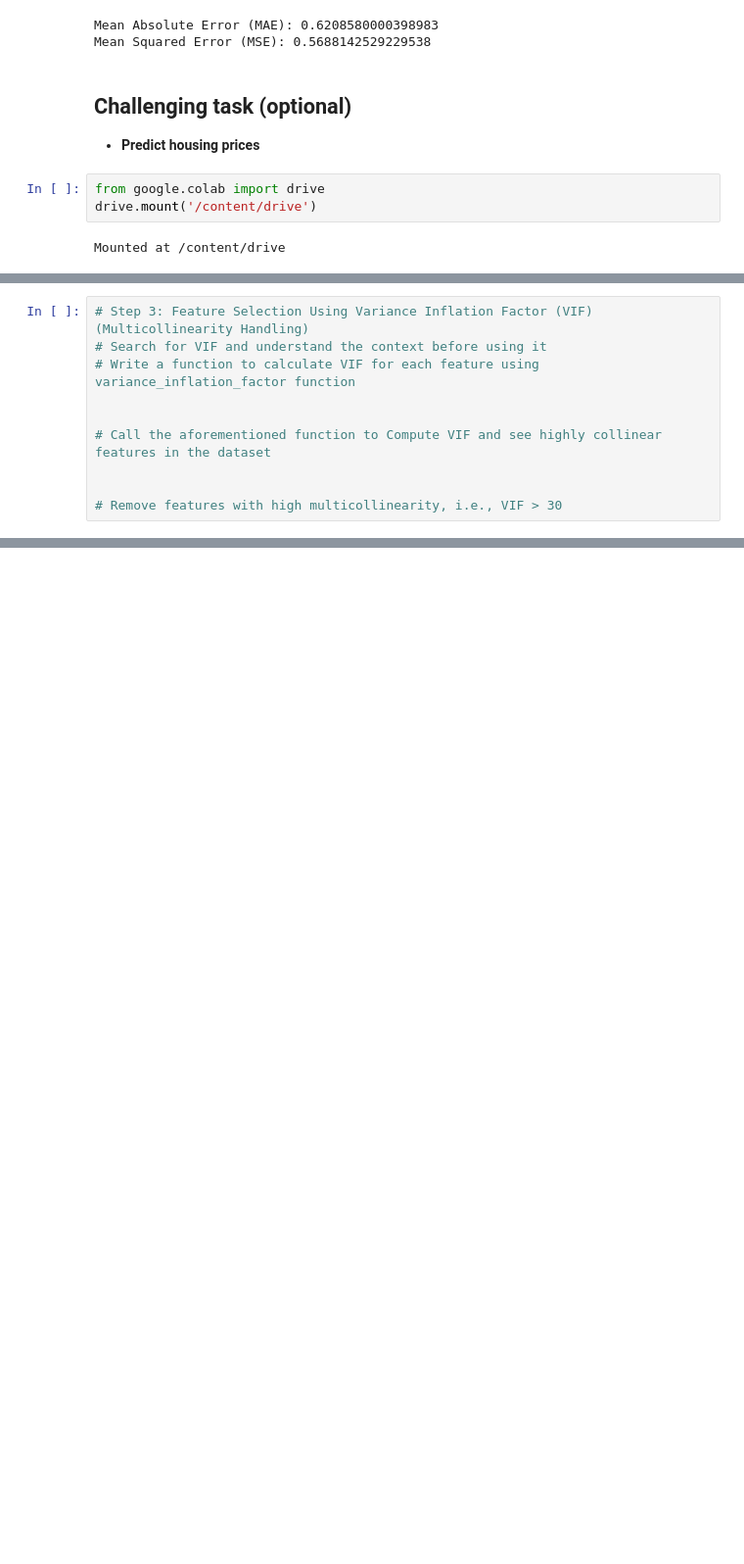
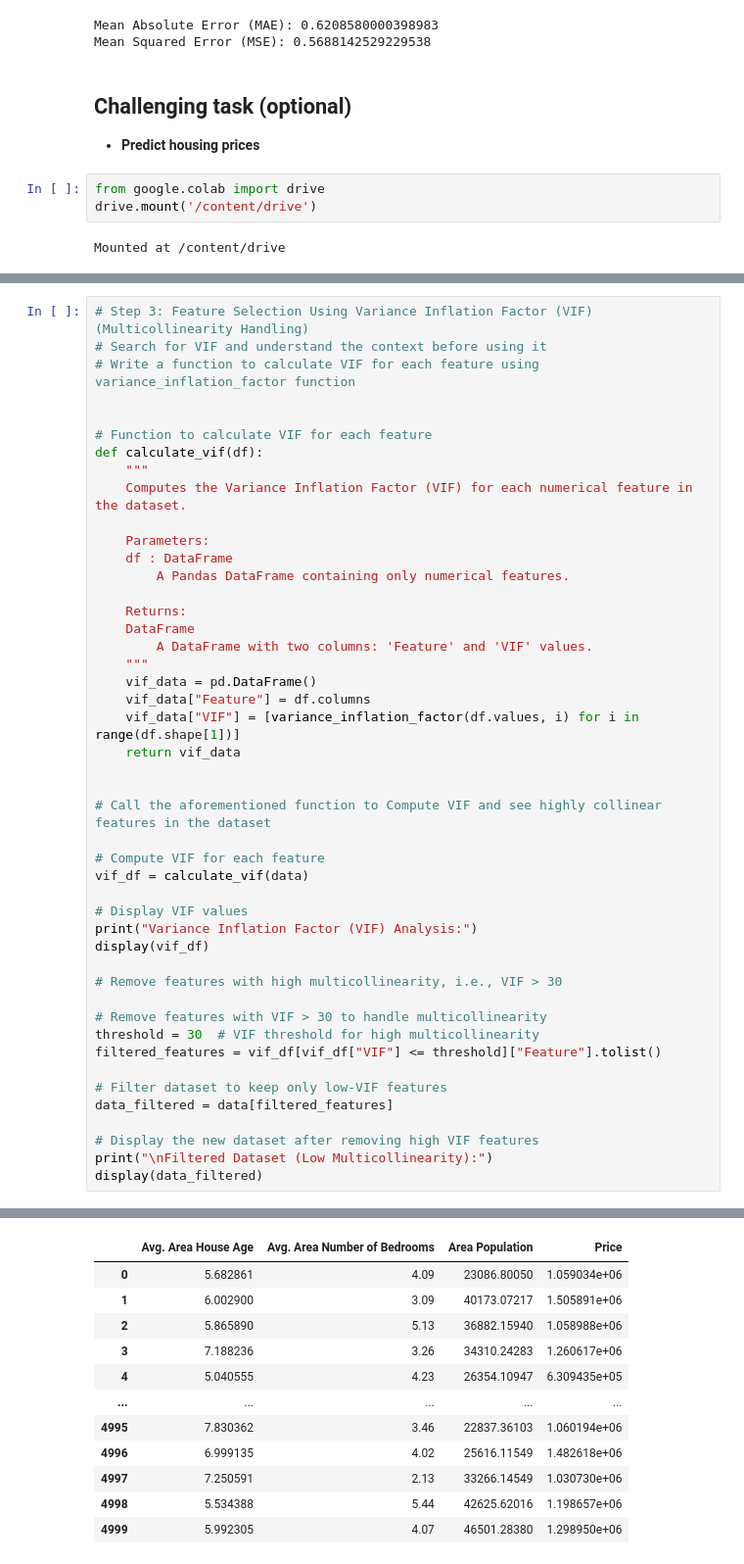
Before and after one commit to EdwinAbdonShayo/Data-Science-AI-Lessons, a Jupyter notebook: Week 4/DSAI-Lab4-Stu.ipynb, the cells around one changed output, grey strips where cells are left out. Shown at 98% size. Drawn from its saved outputs; the diff is of its cells as text; blank space fills up the shorter version.

Commit message:
Update notebook for enhanced clarity and functionality

```diff
--- a/Week 4/DSAI-Lab4-Stu.ipynb
+++ b/Week 4/DSAI-Lab4-Stu.ipynb
@@ -401,7 +496,44 @@ from statsmodels.stats.outliers_influence import variance_inflation_factor
 # Write a function to calculate VIF for each feature using variance_inflation_factor function
 
 
+# Function to calculate VIF for each feature
+def calculate_vif(df):
+    """
+    Computes the Variance Inflation Factor (VIF) for each numerical feature in the dataset.
+
+    Parameters:
+    df : DataFrame
+        A Pandas DataFrame containing only numerical features.
+
+    Returns:
+    DataFrame
+        A DataFrame with two columns: 'Feature' and 'VIF' values.
+    """
+    vif_data = pd.DataFrame()
+    vif_data["Feature"] = df.columns
+    vif_data["VIF"] = [variance_inflation_factor(df.values, i) for i in range(df.shape[1])]
+    return vif_data
+
+
 # Call the aforementioned function to Compute VIF and see highly collinear features in the dataset
 
+# Compute VIF for each feature
+vif_df = calculate_vif(data)
+
+# Display VIF values
+print("Variance Inflation Factor (VIF) Analysis:")
+display(vif_df)
 
 # Remove features with high multicollinearity, i.e., VIF > 30
+
+# Remove features with VIF > 30 to handle multicollinearity
+threshold = 30  # VIF threshold for high multicollinearity
+filtered_features = vif_df[vif_df["VIF"] <= threshold]["Feature"].tolist()
+
+# Filter dataset to keep only low-VIF features
+data_filtered = data[filtered_features]
+
+# Display the new dataset after removing high VIF features
+print("\nFiltered Dataset (Low Multicollinearity):")
+display(data_filtered)
+# %% [output]
@@ -407,0 +549,12 @@ from statsmodels.stats.outliers_influence import variance_inflation_factor
+|  | Avg. Area House Age | Avg. Area Number of Bedrooms | Area Population | Price |
+| 0 | 5.682861 | 4.09 | 23086.80050 | 1.059034e+06 |
+| 1 | 6.002900 | 3.09 | 40173.07217 | 1.505891e+06 |
+| 2 | 5.865890 | 5.13 | 36882.15940 | 1.058988e+06 |
+| 3 | 7.188236 | 3.26 | 34310.24283 | 1.260617e+06 |
+| 4 | 5.040555 | 4.23 | 26354.10947 | 6.309435e+05 |
+| ... | ... | ... | ... | ... |
+| 4995 | 7.830362 | 3.46 | 22837.36103 | 1.060194e+06 |
+| 4996 | 6.999135 | 4.02 | 25616.11549 | 1.482618e+06 |
+| 4997 | 7.250591 | 2.13 | 33266.14549 | 1.030730e+06 |
+| 4998 | 5.534388 | 5.44 | 42625.62016 | 1.198657e+06 |
+| 4999 | 5.992305 | 4.07 | 46501.28380 | 1.298950e+06 |
```
Also changed, not shown: parts of 14 cells of this notebook, 1 other file.
